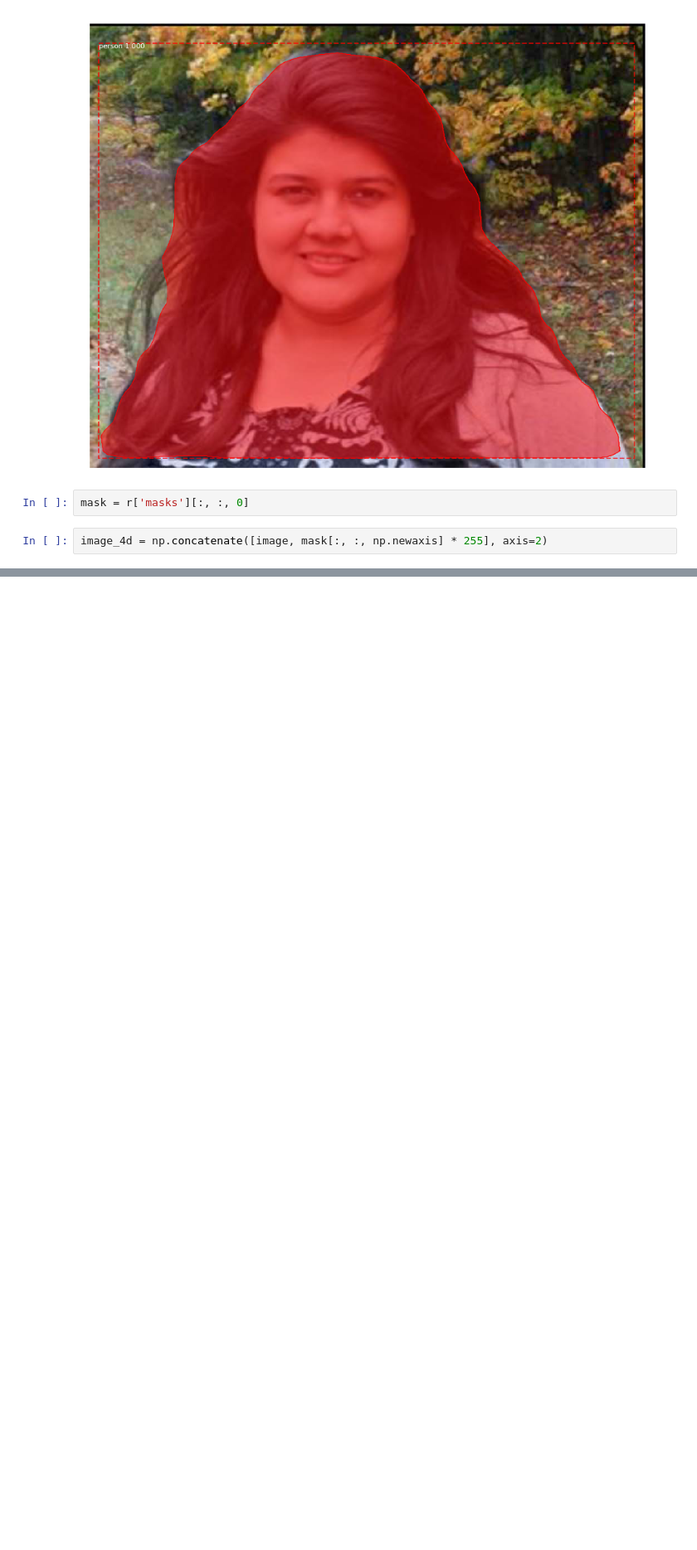
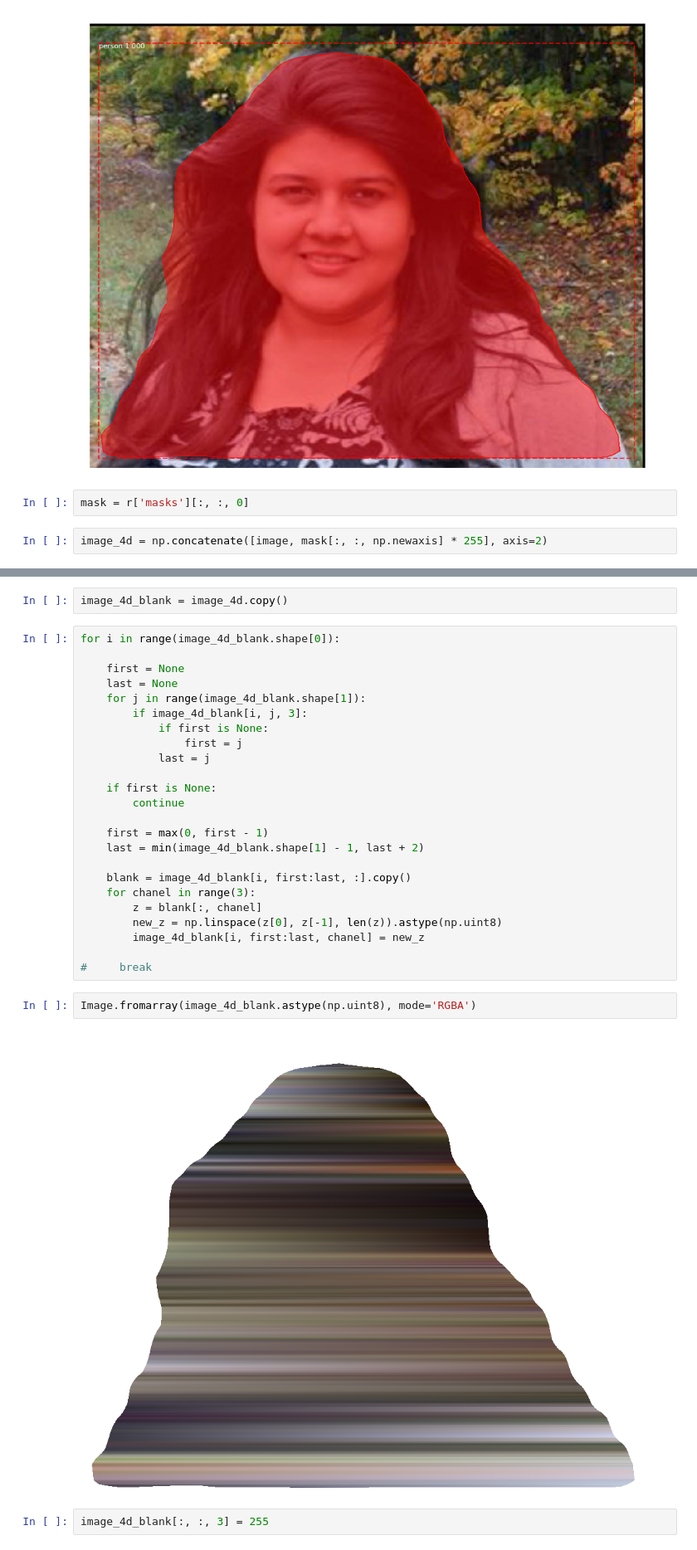
Before and after one commit to toly/photolab_slim, a Jupyter notebook: baseline.ipynb, the cells around one changed output, grey strips where cells are left out. Shown at 83% size. Cells and saved outputs as stored; diff of their text form; blank space fills up the shorter version.

```diff
--- a/baseline.ipynb
+++ b/baseline.ipynb
@@ -115,0 +126,32 @@ plt.imshow(Image.fromarray(image_4d.astype(np.uint8), mode='RGBA'))
+# %%
+image_4d_blank = image_4d.copy()
+# %%
+for i in range(image_4d_blank.shape[0]):
+
+    first = None
+    last = None
+    for j in range(image_4d_blank.shape[1]):
+        if image_4d_blank[i, j, 3]:
+            if first is None:
+                first = j
+            last = j
+
+    if first is None:
+        continue
+
+    first = max(0, first - 1)
+    last = min(image_4d_blank.shape[1] - 1, last + 2)
+
+    blank = image_4d_blank[i, first:last, :].copy()
+    for chanel in range(3):
+        z = blank[:, chanel]
+        new_z = np.linspace(z[0], z[-1], len(z)).astype(np.uint8)
+        image_4d_blank[i, first:last, chanel] = new_z
+
+#     break
+# %%
+Image.fromarray(image_4d_blank.astype(np.uint8), mode='RGBA')
+# %% [output]
+[figure, added]
+# %%
+image_4d_blank[:, :, 3] = 255
```
Also changed, not shown: parts of 10 cells of this notebook.
